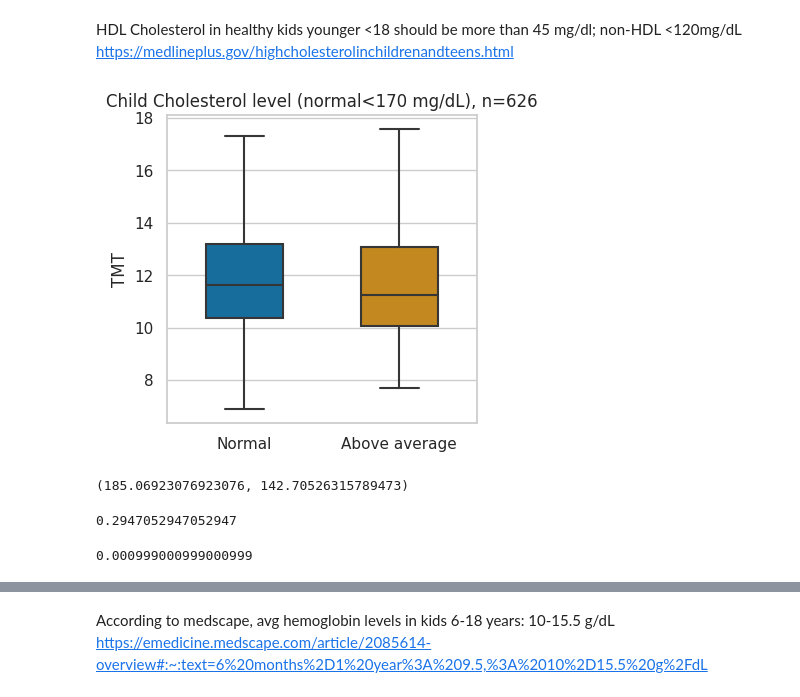
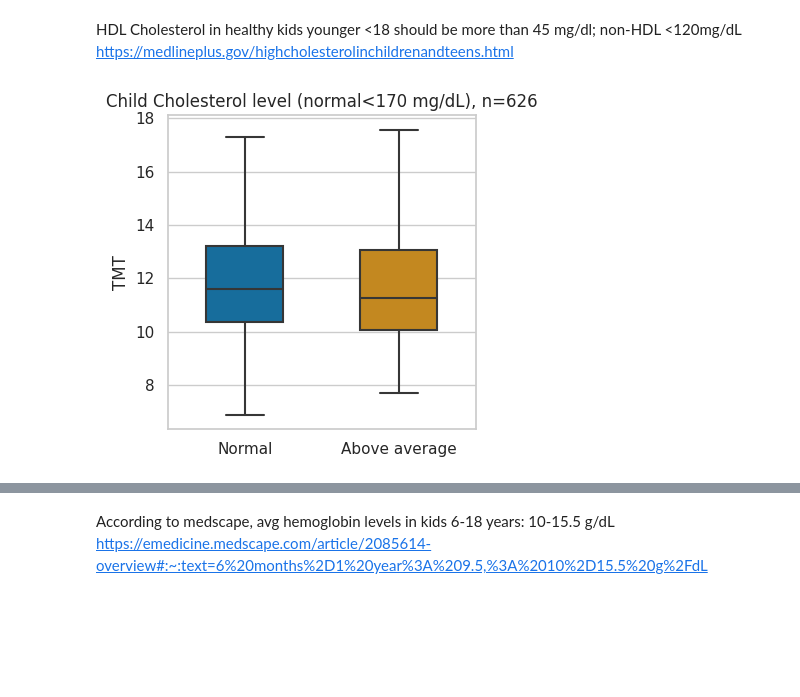
Before and after one commit to AIM-KannLab/itmt, a Jupyter notebook: ABCD-plots.ipynb, the cells around one changed output, grey strips where cells are left out. Drawn from its saved outputs; the diff is of its cells as text; code cells hidden in the pictures; blank space fills up the shorter version.

```diff
--- a/ABCD-plots.ipynb
+++ b/ABCD-plots.ipynb
@@ -184,7 +184,7 @@ Y_tmt = []
 # Directional vectors
 U_age = []
 V_tmt = []
-
+ids =[]
 id_list = df[df['Dataset']=='ABCD']['ID'].str.split("_", expand=True)[0]
 for i in range(0, len(id_list)):
     id_pat = id_list.iloc[i]
@@ -209,6 +209,7 @@ for i in range(0, len(id_list)):
             second = find_exact_percentile_return_number(df[df['ID'].str.contains(id_pat)].iloc[1]['TMT PRED AVG filtered'],
                                     second_age,
                                     df_centile_girls)
+        ids.append(id_pat)
         X_age.append(first_age)
         Y_tmt.append(first)
         U_age.append(second_age)
@@ -1127,0 +1233,28 @@ plt.savefig('data/abcd_plots/weight_levels.png', dpi=300)
+# %%
+from scipy import stats
+f, ax = plt.subplots(figsize=(4, 4))
+
+sns.set(style="whitegrid",font_scale= 1.1)
+df_ant['Gender'] = df_ant['Sex'].map({2:'Female',1:'Male'})
+ax=sns.violinplot( x="Height Levels", y="Centiles",
+            order=['Median','Low','High'],
+            data=df_ant,
+            dodge=False,
+               #hue='Category',
+                  width=0.7,
+               palette = 'Greys',
+                  alpha=0.3,
+               #cut=0,
+                saturation = 4)
+plt.setp(ax.collections, alpha=.6)
+ax.set_yticks(range(0,101,10))
+ax.axhline(y = 50, color = 'gray',linestyle="--")
+plt.show()
+print(df_ant["Height Levels"].value_counts())
+
+unique_cols=['Median','Low','High']
+for i in unique_cols:
+    for j in unique_cols:
+        stat,p=stats.mannwhitneyu(df_ant[df_ant['Height Levels']==i]['Centiles'],
+              df_ant[df_ant['Height Levels']==j]['Centiles'])# ranksums
+        print(i,j,stat,p)
@@ -1354,42 +1435,32 @@ HDL Cholesterol in healthy kids younger <18 should be more than 45 mg/dl; non-HD
 # %%
 df_blood = pd.read_csv("data/ABCD-studies/abcd_blood.csv", header=0)
 
 df_blood["Cholesterol level"] = np.where(df_blood['Cholesterol']>=170, "Above average", "Normal")
 
+centile_dx_list=[]
+for idx in range(0, df_blood.shape[0]):
+    gender =  df_blood.iloc[idx]['Gender']
+    age = df_blood.iloc[idx]['Age']
+
+    if df_blood['Gender'].iloc[idx]==2:
+        sex=2
+        centile_dx = find_exact_percentile_return_number(df_blood['TMT PRED AVG filtered'].iloc[idx], age,df_centile_girls)
+    else:
+        sex=1
+        centile_dx = find_exact_percentile_return_number(df_blood['TMT PRED AVG filtered'].iloc[idx], age, df_centile_boys)
+    centile_dx_list.append(centile_dx)
+
+df_blood['Centiles']=centile_dx_list
 sns.set(rc={'figure.figsize':(4,4),'axes.facecolor':'white', 'figure.facecolor':'white'})
 sns.set_style("whitegrid")
 g=sns.boxplot(x="Cholesterol level",
             y="TMT PRED AVG filtered",# hue="Above normal non-HDL Cholesterol level, 120mg/dL>",
             data=df_blood,
             showfliers = False,
             palette="colorblind", width=0.5)
 g.set_title("Child Cholesterol level (normal<170 mg/dL), n="+str(df_blood.shape[0]))
 g.set(ylabel='TMT',xlabel="")
 
 plt.savefig('data/abcd_plots/dt_cholester_dm.png', dpi=300)
 # %% [output]
-[figure, old version]
+[figure, new version]
-# %%
-df_blood[df_blood['Cholesterol level']=='Above average']['Cholesterol'].mean(),df_blood[df_blood['Cholesterol level']=='Normal']['Cholesterol'].mean()
-# %% [output]
-(185.06923076923076, 142.70526315789473)
-# %%
-res = permutation_test((list(df_blood[df_blood['Cholesterol level']=='Above average']['TMT PRED AVG filtered']),
-                       list(df_blood[df_blood['Cholesterol level']=='Normal']['TMT PRED AVG filtered'])),
-                       statistic, n_resamples=1000,
-                       vectorized=True, alternative='less',
-                       random_state=42)
-res.pvalue
-#Since p-value < alpha, we can reject the null hypothesis that the two samples come from the same distribution.
-# %% [output]
-0.2947052947052947
-# %%
-res = permutation_test((list(df_blood[df_blood['Cholesterol level']=='Above average']['Cholesterol']),
-                       list(df_blood[df_blood['Cholesterol level']=='Normal']['Cholesterol'])),
-                       statistic, n_resamples=1000,
-                       vectorized=True, alternative='less',
-                       random_state=42)
-res.pvalue
-#Since p-value < alpha, we can reject the null hypothesis that the two samples come from the same distribution.
-# %% [output]
-0.000999000999000999
```
Also changed, not shown: parts of 52 cells of this notebook, 4 other files.
